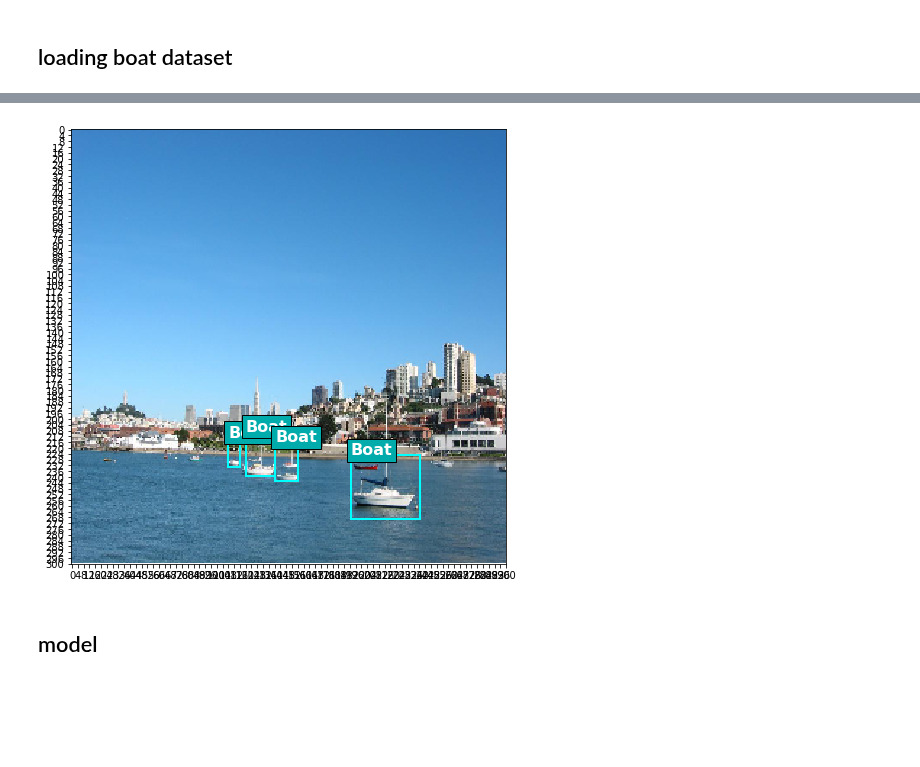
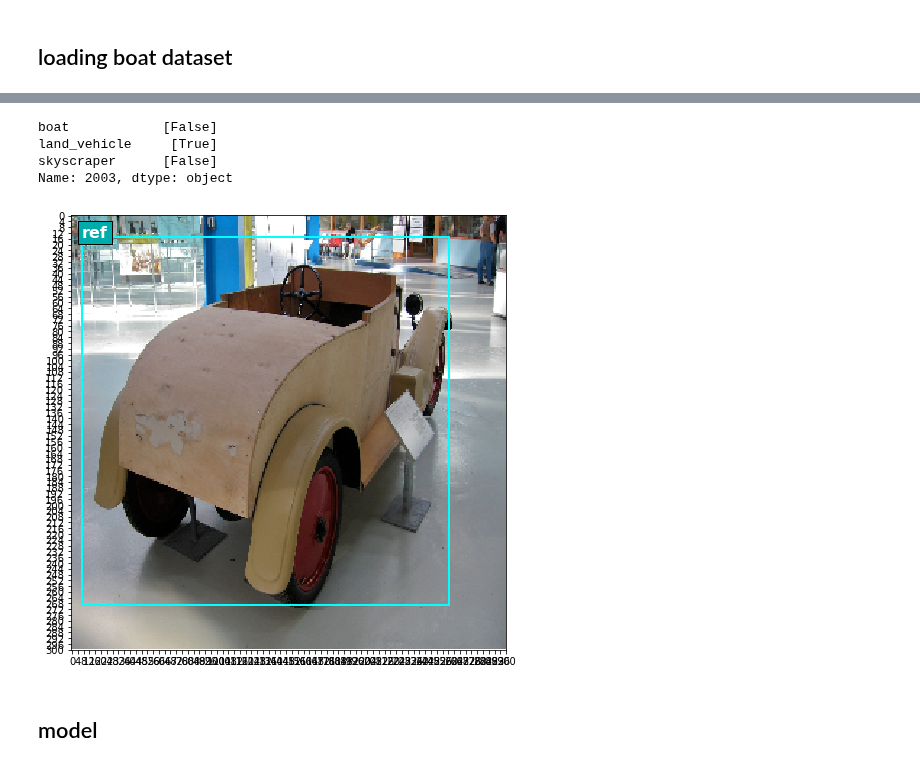
Before and after one commit to BAlmeidaS/capstone-udacity-mle, a Jupyter notebook: project/modeling-exploration.ipynb, the cells around one changed output, grey strips where cells are left out. Saved outputs shown, nothing was run; the diff lists cells and outputs as text; code cells hidden in the pictures; blank space fills up the shorter version.

```diff
--- a/project/modeling-exploration.ipynb
+++ b/project/modeling-exploration.ipynb
@@ -55,9 +55,9 @@ Using TensorFlow backend.
 # %% [markdown]
 ## loading boat dataset
 # %%
-filepath = os.path.join(content.DATAPATH, "MODEL", "boats_300_vgg.h5")
+filepath = os.path.join(content.DATAPATH, "MODEL", "part_data_300_vgg.h5")
 
-boats = pd.read_hdf(filepath, 'X', mode='r')
+train = pd.read_hdf(filepath, 'X', mode='r')
 
 with h5py.File(filepath, 'r') as f:
     target = f['y'][:]
@@ -64,19 +86,24 @@ with h5py.File(filepath, 'r') as f:
 # %%
-sample = boats.iloc[3223]
+sample = train.iloc[2003]
 
+display(sample[-3:])
 img = image.load_img(sample.Path, target_size=(300, 300))
 
 plt.figure(figsize=(12,8))
 plt.imshow(img)
 # plt.grid()
 plt.xticks(range(0, 301, int(300/75)))
 plt.yticks(range(0, 301, int(300/75)))
 
 visuals.draw_many_bboxes(img,
                          np.array([sample.cx, sample.cy, sample.w, sample.h]).T,
-                         label='Boat');
+                         label='ref');
 # %% [output]
+boat            [False]
+land_vehicle     [True]
+skyscraper      [False]
+Name: 2003, dtype: object
-[figure, old version]
+[figure, new version]
 # %% [markdown]
 ## model
 # %% [markdown]
```
Also changed, not shown: parts of 13 cells of this notebook, 1 other file.
